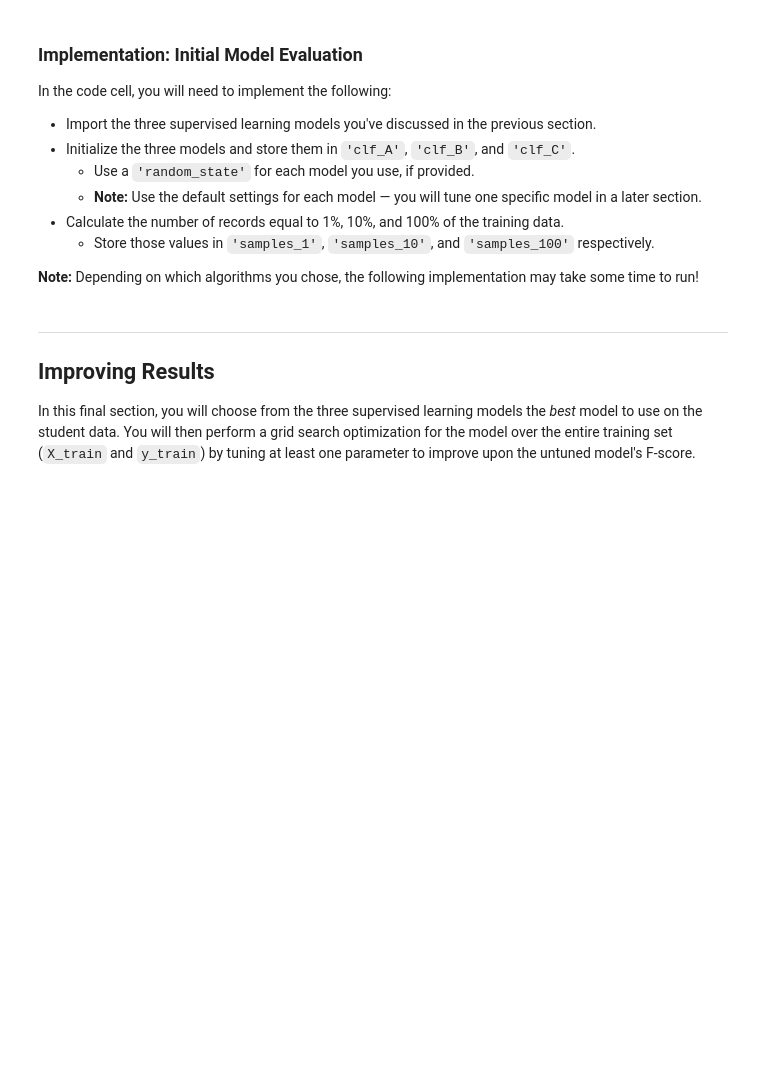
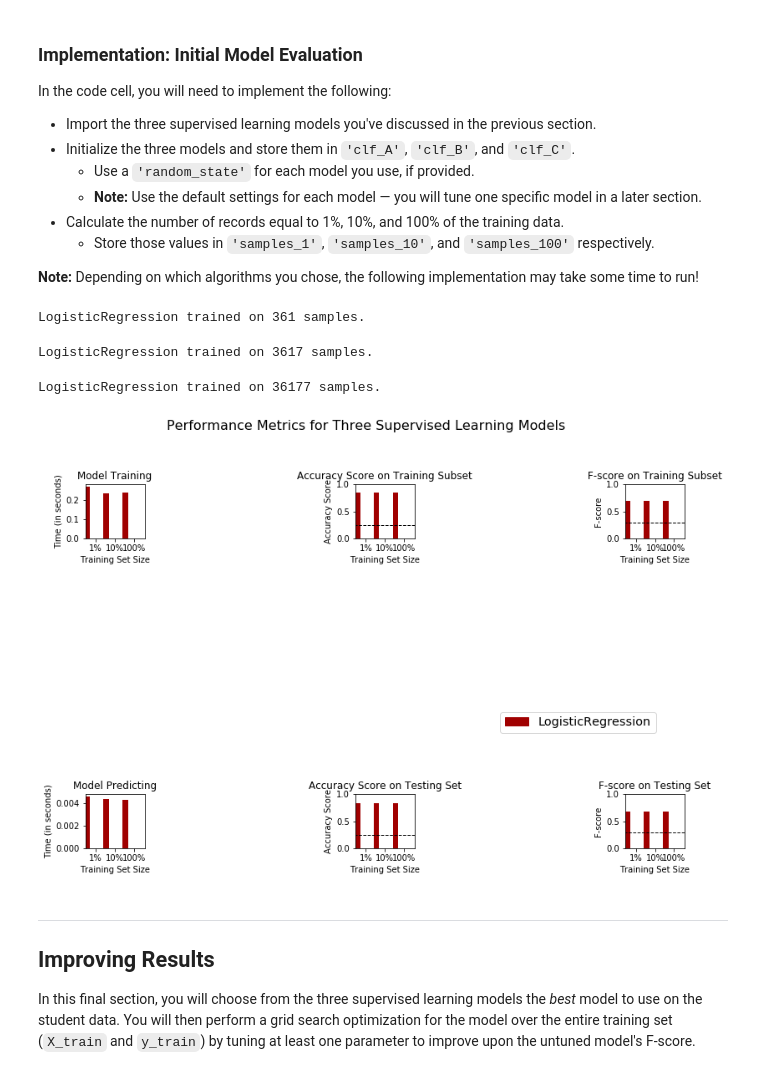
Before and after one commit to ramprasathk93/finding_donors, a Jupyter notebook: finding_donors.ipynb, the cells around one changed output. Cells and saved outputs as stored; diff of their text form; code cells hidden in the pictures; blank space fills up the shorter version.

Commit message:
building prediction pipeline

```diff
--- a/finding_donors.ipynb
+++ b/finding_donors.ipynb
@@ -309,7 +310,8 @@ In the code block below, you will need to implement the following:
  - Calculate the F-score for both the training subset and testing set.
    - Make sure that you set the `beta` parameter!
 # %%
-# TODO: Import two metrics from sklearn - fbeta_score and accuracy_score
+#Import two metrics from sklearn - fbeta_score and accuracy_score
+from sklearn.metrics import fbeta_score, accuracy_score
 
 def train_predict(learner, sample_size, X_train, y_train, X_test, y_test):
     '''
@@ -326,33 +328,33 @@ def train_predict(learner, sample_size, X_train, y_train, X_test, y_test):
 
     # TODO: Fit the learner to the training data using slicing with 'sample_size' using .fit(training_features[:], training_labels[:])
     start = time() # Get start time
-    learner = None
+    learner.fit(X_train[:], y_train[:])
     end = time() # Get end time
 
     # TODO: Calculate the training time
-    results['train_time'] = None
+    results['train_time'] = end-start
 
     # TODO: Get the predictions on the test set(X_test),
     #       then get predictions on the first 300 training samples(X_train) using .predict()
     start = time() # Get start time
-    predictions_test = None
-    predictions_train = None
+    predictions_test = learner.predict(X_test)
+    predictions_train = learner.predict(X_train[:300])
     end = time() # Get end time
 
     # TODO: Calculate the total prediction time
-    results['pred_time'] = None
+    results['pred_time'] = end-start
 
     # TODO: Compute accuracy on the first 300 training samples which is y_train[:300]
-    results['acc_train'] = None
+    results['acc_train'] = accuracy_score(y_train[:300], predictions_train)
 
     # TODO: Compute accuracy on test set using accuracy_score()
-    results['acc_test'] = None
+    results['acc_test'] = accuracy_score(y_test, predictions_test)
 
     # TODO: Compute F-score on the the first 300 training samples using fbeta_score()
-    results['f_train'] = None
+    results['f_train'] = fbeta_score(y_train[:300], predictions_train, beta=0.5)
 
     # TODO: Compute F-score on the test set which is y_test
-    results['f_test'] = None
+    results['f_test'] = fbeta_score(y_test, predictions_test, beta=0.5)
 
     # Success
     print("{} trained on {} samples.".format(learner.__class__.__name__, sample_size))
@@ -371,32 +373,38 @@ In the code cell, you will need to implement the following:
 
 **Note:** Depending on which algorithms you chose, the following implementation may take some time to run!
 # %%
-# TODO: Import the three supervised learning models from sklearn
+#Import the three supervised learning models from sklearn
+from sklearn.linear_model import LogisticRegression
 
 # TODO: Initialize the three models
-clf_A = None
+clf_A = LogisticRegression(random_state=42)
 clf_B = None
 clf_C = None
 
 # TODO: Calculate the number of samples for 1%, 10%, and 100% of the training data
 # HINT: samples_100 is the entire training set i.e. len(y_train)
 # HINT: samples_10 is 10% of samples_100 (ensure to set the count of the values to be `int` and not `float`)
 # HINT: samples_1 is 1% of samples_100 (ensure to set the count of the values to be `int` and not `float`)
-samples_100 = None
-samples_10 = None
-samples_1 = None
+samples_100 = len(y_train)
+samples_10 = int(len(y_train)*10/100)
+samples_1 = int(len(y_train)/100)
 
 # Collect results on the learners
 results = {}
-for clf in [clf_A, clf_B, clf_C]:
+for clf in [clf_A]:
     clf_name = clf.__class__.__name__
     results[clf_name] = {}
     for i, samples in enumerate([samples_1, samples_10, samples_100]):
         results[clf_name][i] = \
         train_predict(clf, samples, X_train, y_train, X_test, y_test)
 
 # Run metrics visualization for the three supervised learning models chosen
 vs.evaluate(results, accuracy, fscore)
+# %% [output]
+LogisticRegression trained on 361 samples.
+LogisticRegression trained on 3617 samples.
+LogisticRegression trained on 36177 samples.
+[figure, added]
 # %% [markdown]
 ----
 ## Improving Results
```
Also changed, not shown: parts of 2 cells of this notebook.
